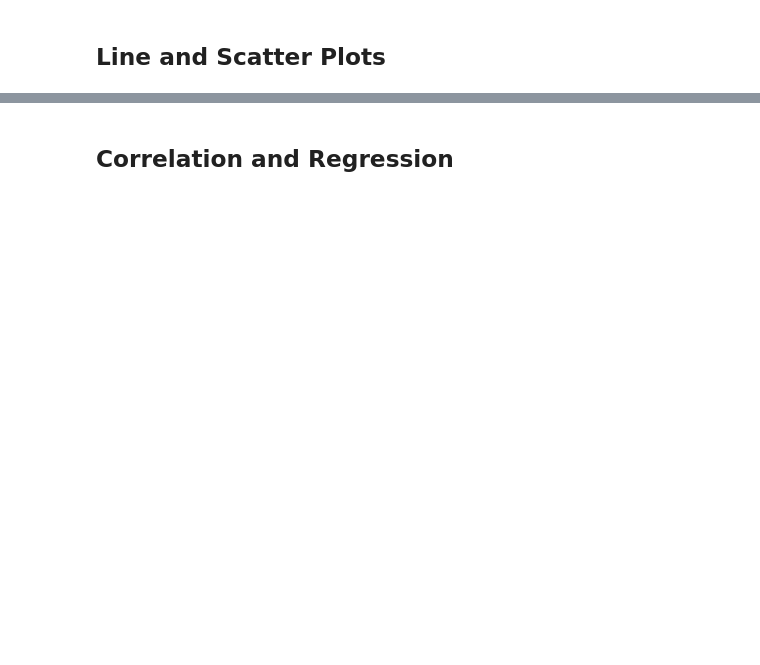
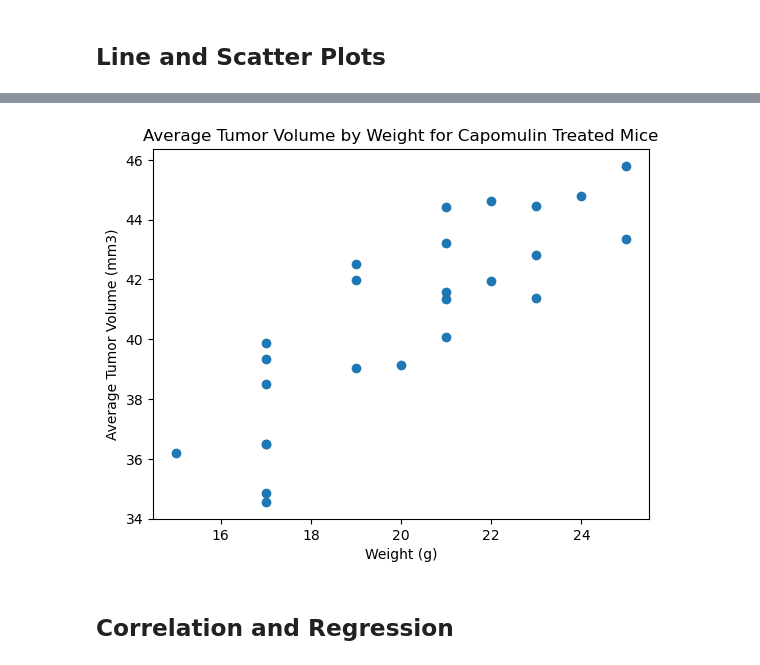
Before and after one commit to annabitzer/pymaceuticals_challenge, a Jupyter notebook: Pymaceuticals/pymaceuticals_module.ipynb, the cells around one changed output, grey strips where cells are left out. Drawn from its saved outputs; the diff is of its cells as text; code cells hidden in the pictures; blank space fills up the shorter version.

```diff
--- a/Pymaceuticals/pymaceuticals_module.ipynb
+++ b/Pymaceuticals/pymaceuticals_module.ipynb
@@ -213,2 +244,20 @@ plt.show()
+# %%
+# Generate a scatter plot of mouse weight vs. the average observed tumor volume for the entire Capomulin regimen
+capomulin = mouse_study_clean.loc[mouse_study_clean["Drug Regimen"] == "Capomulin"]
+
+#define x and y axis
+#take avg of weight for each mouse to have two of same size groups for plotting
+avg_tumor = capomulin.groupby(["Mouse ID"])["Tumor Volume (mm3)"].mean()
+weight = capomulin.groupby(["Mouse ID"])["Weight (g)"].mean()
+
+#create plot
+plt.scatter(weight, avg_tumor)
+plt.xlabel("Weight (g)")
+plt.ylabel("Average Tumor Volume (mm3)")
+plt.title("Average Tumor Volume by Weight for Capomulin Treated Mice")
+
+plt.show()
+# %% [output]
+[figure, added]
 # %% [markdown]
 ## Correlation and Regression
```
Also changed, not shown: parts of 7 cells of this notebook.
